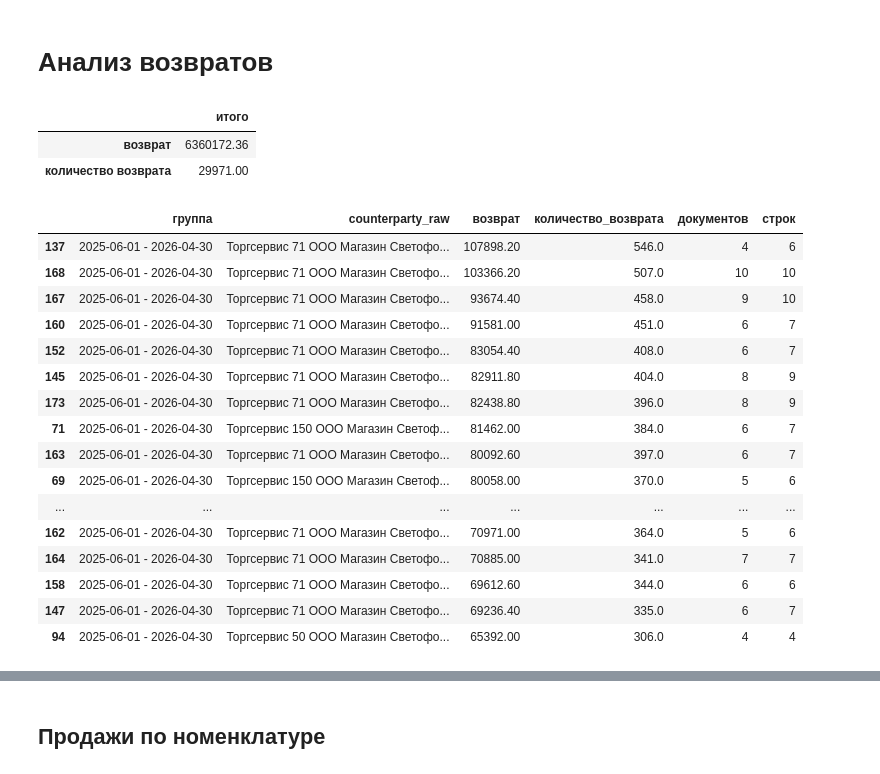
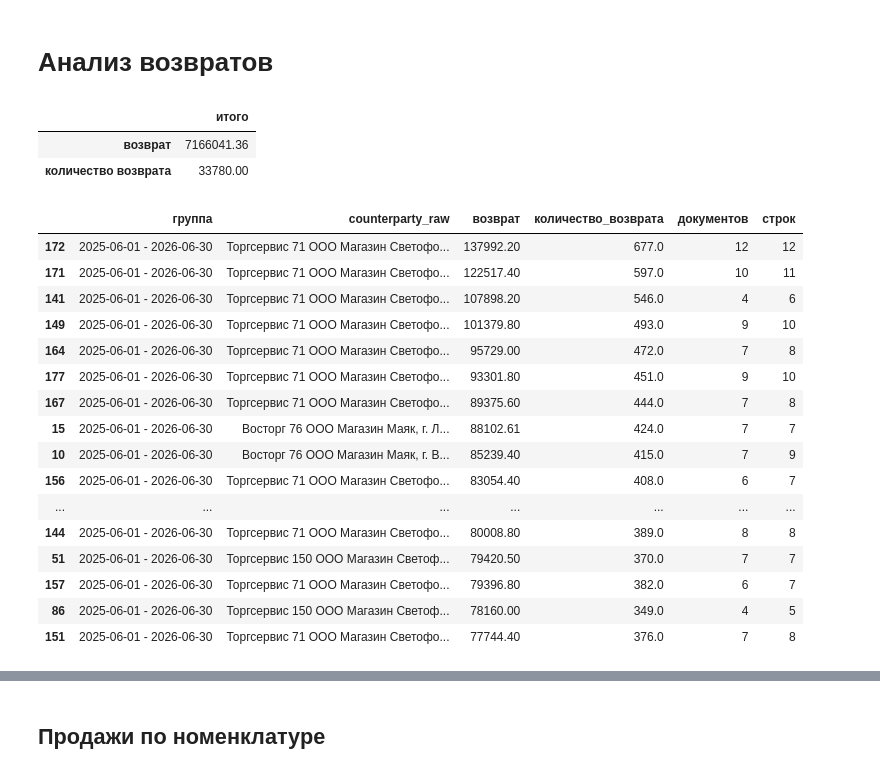
Before and after one commit to Kruasanya/sladkiy_gorodok, a Jupyter notebook: Аудит/testing_data.ipynb, the cells around one changed output, grey strips where cells are left out. Cells and saved outputs as stored; diff of their text form; code cells hidden in the pictures.

```diff
--- a/Аудит/testing_data.ipynb
+++ b/Аудит/testing_data.ipynb
@@ -449,7 +471,7 @@ display(comparison_totals.to_frame("итого"))
 # Анализ возвратов
 # %%
 returns_start_date = "2025-06-01"
-returns_end_date = "2026-04-30"
+returns_end_date = "2026-06-30"
 returns_grouping = "период"  # варианты: "день", "неделя", "месяц", "квартал", "период"
 returns_top_n = 20
 
@@ -488,49 +510,49 @@ returns_by_counterparty = (
     )
     .reset_index()
     .sort_values(["группа", "возврат"], ascending=[True, False])
     .groupby("группа", group_keys=False)
     .head(returns_top_n)
 )
 
 returns_by_nomenclature = (
     returns_period
     .groupby(["группа", "nomenclature"], dropna=False)
     .agg(
         возврат=("возврат", "sum"),
         количество_возврата=("количество возврата", "sum"),
         документов=("sales_doc_raw", "nunique"),
         контрагентов=("counterparty_raw", "nunique"),
         строк=("sales_doc_raw", "size"),
     )
     .reset_index()
     .sort_values(["группа", "возврат"], ascending=[True, False])
     .groupby("группа", group_keys=False)
     .head(returns_top_n)
 )
 
 display(returns_period[["возврат", "количество возврата"]].sum().to_frame("итого"))
 
 display(returns_by_counterparty)
 display(returns_by_nomenclature)
 # %% [output]
 |  | итого |
-| возврат | 6360172.36 |
-| количество возврата | 29971.00 |
+| возврат | 7166041.36 |
+| количество возврата | 33780.00 |
 |  | группа | counterparty_raw | возврат | количество_возврата | документов | строк |
-| 137 | 2025-06-01 - 2026-04-30 | Торгсервис 71 ООО Магазин Светофо... | 107898.20 | 546.0 | 4 | 6 |
-| 168 | 2025-06-01 - 2026-04-30 | Торгсервис 71 ООО Магазин Светофо... | 103366.20 | 507.0 | 10 | 10 |
-| 167 | 2025-06-01 - 2026-04-30 | Торгсервис 71 ООО Магазин Светофо... | 93674.40 | 458.0 | 9 | 10 |
-| 160 | 2025-06-01 - 2026-04-30 | Торгсервис 71 ООО Магазин Светофо... | 91581.00 | 451.0 | 6 | 7 |
-| 152 | 2025-06-01 - 2026-04-30 | Торгсервис 71 ООО Магазин Светофо... | 83054.40 | 408.0 | 6 | 7 |
-| 145 | 2025-06-01 - 2026-04-30 | Торгсервис 71 ООО Магазин Светофо... | 82911.80 | 404.0 | 8 | 9 |
-| 173 | 2025-06-01 - 2026-04-30 | Торгсервис 71 ООО Магазин Светофо... | 82438.80 | 396.0 | 8 | 9 |
-| 71 | 2025-06-01 - 2026-04-30 | Торгсервис 150 ООО Магазин Светоф... | 81462.00 | 384.0 | 6 | 7 |
-| 163 | 2025-06-01 - 2026-04-30 | Торгсервис 71 ООО Магазин Светофо... | 80092.60 | 397.0 | 6 | 7 |
-| 69 | 2025-06-01 - 2026-04-30 | Торгсервис 150 ООО Магазин Светоф... | 80058.00 | 370.0 | 5 | 6 |
+| 172 | 2025-06-01 - 2026-06-30 | Торгсервис 71 ООО Магазин Светофо... | 137992.20 | 677.0 | 12 | 12 |
+| 171 | 2025-06-01 - 2026-06-30 | Торгсервис 71 ООО Магазин Светофо... | 122517.40 | 597.0 | 10 | 11 |
+| 141 | 2025-06-01 - 2026-06-30 | Торгсервис 71 ООО Магазин Светофо... | 107898.20 | 546.0 | 4 | 6 |
+| 149 | 2025-06-01 - 2026-06-30 | Торгсервис 71 ООО Магазин Светофо... | 101379.80 | 493.0 | 9 | 10 |
+| 164 | 2025-06-01 - 2026-06-30 | Торгсервис 71 ООО Магазин Светофо... | 95729.00 | 472.0 | 7 | 8 |
+| 177 | 2025-06-01 - 2026-06-30 | Торгсервис 71 ООО Магазин Светофо... | 93301.80 | 451.0 | 9 | 10 |
+| 167 | 2025-06-01 - 2026-06-30 | Торгсервис 71 ООО Магазин Светофо... | 89375.60 | 444.0 | 7 | 8 |
+| 15 | 2025-06-01 - 2026-06-30 | Восторг 76 ООО Магазин Маяк, г. Л... | 88102.61 | 424.0 | 7 | 7 |
+| 10 | 2025-06-01 - 2026-06-30 | Восторг 76 ООО Магазин Маяк, г. В... | 85239.40 | 415.0 | 7 | 9 |
+| 156 | 2025-06-01 - 2026-06-30 | Торгсервис 71 ООО Магазин Светофо... | 83054.40 | 408.0 | 6 | 7 |
 | ... | ... | ... | ... | ... | ... | ... |
-| 162 | 2025-06-01 - 2026-04-30 | Торгсервис 71 ООО Магазин Светофо... | 70971.00 | 364.0 | 5 | 6 |
-| 164 | 2025-06-01 - 2026-04-30 | Торгсервис 71 ООО Магазин Светофо... | 70885.00 | 341.0 | 7 | 7 |
-| 158 | 2025-06-01 - 2026-04-30 | Торгсервис 71 ООО Магазин Светофо... | 69612.60 | 344.0 | 6 | 6 |
-| 147 | 2025-06-01 - 2026-04-30 | Торгсервис 71 ООО Магазин Светофо... | 69236.40 | 335.0 | 6 | 7 |
-| 94 | 2025-06-01 - 2026-04-30 | Торгсервис 50 ООО Магазин Светофо... | 65392.00 | 306.0 | 4 | 4 |
+| 144 | 2025-06-01 - 2026-06-30 | Торгсервис 71 ООО Магазин Светофо... | 80008.80 | 389.0 | 8 | 8 |
+| 51 | 2025-06-01 - 2026-06-30 | Торгсервис 150 ООО Магазин Светоф... | 79420.50 | 370.0 | 7 | 7 |
+| 157 | 2025-06-01 - 2026-06-30 | Торгсервис 71 ООО Магазин Светофо... | 79396.80 | 382.0 | 6 | 7 |
+| 86 | 2025-06-01 - 2026-06-30 | Торгсервис 150 ООО Магазин Светоф... | 78160.00 | 349.0 | 4 | 5 |
+| 151 | 2025-06-01 - 2026-06-30 | Торгсервис 71 ООО Магазин Светофо... | 77744.40 | 376.0 | 7 | 8 |
 |  | группа | nomenclature | возврат | количество_возврата | документов | контрагентов | строк |
```
Also changed, not shown: parts of 10 cells of this notebook, 10 other files.
